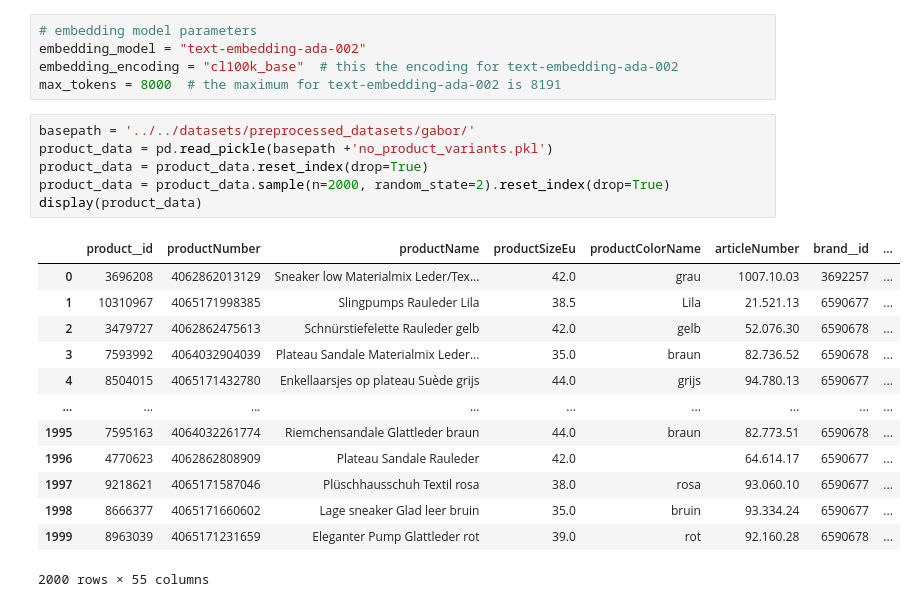
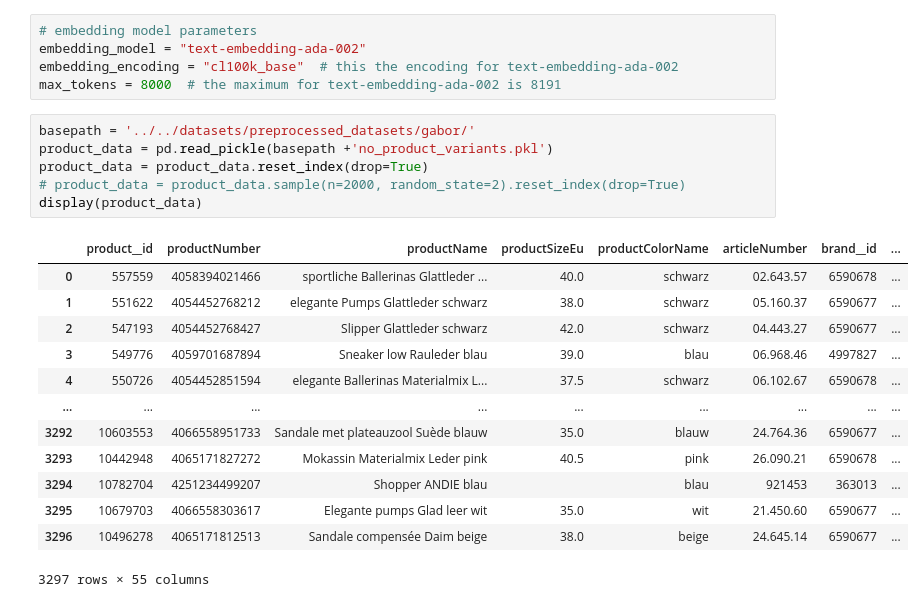
Before and after one commit to tomhuber96/master-thesis-practical-part, a Jupyter notebook: open_ai/gabor/openai-embeddings-test.ipynb, the cells around one changed output. Cells and saved outputs as stored; diff of their text form.

```diff
--- a/open_ai/gabor/openai-embeddings-test.ipynb
+++ b/open_ai/gabor/openai-embeddings-test.ipynb
@@ -46,23 +46,23 @@ max_tokens = 8000  # the maximum for text-embedding-ada-002 is 8191
 # %%
 basepath = '../../datasets/preprocessed_datasets/gabor/'
 product_data = pd.read_pickle(basepath +'no_product_variants.pkl')
 product_data = product_data.reset_index(drop=True)
-product_data = product_data.sample(n=2000, random_state=2).reset_index(drop=True)
+# product_data = product_data.sample(n=2000, random_state=2).reset_index(drop=True)
 display(product_data)
 # %% [output]
 |  | product__id | productNumber | productName | productSizeEu | productColorName | articleNumber | brand__id | ... |
-| 0 | 3696208 | 4062862013129 | Sneaker low Materialmix Leder/Tex... | 42.0 | grau | 1007.10.03 | 3692257 | ... |
-| 1 | 10310967 | 4065171998385 | Slingpumps Rauleder Lila | 38.5 | Lila | 21.521.13 | 6590677 | ... |
-| 2 | 3479727 | 4062862475613 | Schnürstiefelette Rauleder gelb | 42.0 | gelb | 52.076.30 | 6590678 | ... |
-| 3 | 7593992 | 4064032904039 | Plateau Sandale Materialmix Leder... | 35.0 | braun | 82.736.52 | 6590678 | ... |
-| 4 | 8504015 | 4065171432780 | Enkellaarsjes op plateau Suède grijs | 44.0 | grijs | 94.780.13 | 6590677 | ... |
+| 0 | 557559 | 4058394021466 | sportliche Ballerinas Glattleder ... | 40.0 | schwarz | 02.643.57 | 6590678 | ... |
+| 1 | 551622 | 4054452768212 | elegante Pumps Glattleder schwarz | 38.0 | schwarz | 05.160.37 | 6590677 | ... |
+| 2 | 547193 | 4054452768427 | Slipper Glattleder schwarz | 42.0 | schwarz | 04.443.27 | 6590677 | ... |
+| 3 | 549776 | 4059701687894 | Sneaker low Rauleder blau | 39.0 | blau | 06.968.46 | 4997827 | ... |
+| 4 | 550726 | 4054452851594 | elegante Ballerinas Materialmix L... | 37.5 | schwarz | 06.102.67 | 6590678 | ... |
 | ... | ... | ... | ... | ... | ... | ... | ... | ... |
-| 1995 | 7595163 | 4064032261774 | Riemchensandale Glattleder braun | 44.0 | braun | 82.773.51 | 6590678 | ... |
-| 1996 | 4770623 | 4062862808909 | Plateau Sandale Rauleder | 42.0 |  | 64.614.17 | 6590677 | ... |
-| 1997 | 9218621 | 4065171587046 | Plüschhausschuh Textil rosa | 38.0 | rosa | 93.060.10 | 6590677 | ... |
-| 1998 | 8666377 | 4065171660602 | Lage sneaker Glad leer bruin | 35.0 | bruin | 93.334.24 | 6590677 | ... |
-| 1999 | 8963039 | 4065171231659 | Eleganter Pump Glattleder rot | 39.0 | rot | 92.160.28 | 6590678 | ... |
+| 3292 | 10603553 | 4066558951733 | Sandale met plateauzool Suède blauw | 35.0 | blauw | 24.764.36 | 6590677 | ... |
+| 3293 | 10442948 | 4065171827272 | Mokassin Materialmix Leder pink | 40.5 | pink | 26.090.21 | 6590678 | ... |
+| 3294 | 10782704 | 4251234499207 | Shopper ANDIE blau |  | blau | 921453 | 363013 | ... |
+| 3295 | 10679703 | 4066558303617 | Elegante pumps Glad leer wit | 35.0 | wit | 21.450.60 | 6590677 | ... |
+| 3296 | 10496278 | 4065171812513 | Sandale compensée Daim beige | 38.0 | beige | 24.645.14 | 6590677 | ... |
-2000 rows × 55 columns
+3297 rows × 55 columns
 # %%
 def combine_columns(row):
     return (
```
Also changed, not shown: parts of 8 cells of this notebook, 1 other file.
